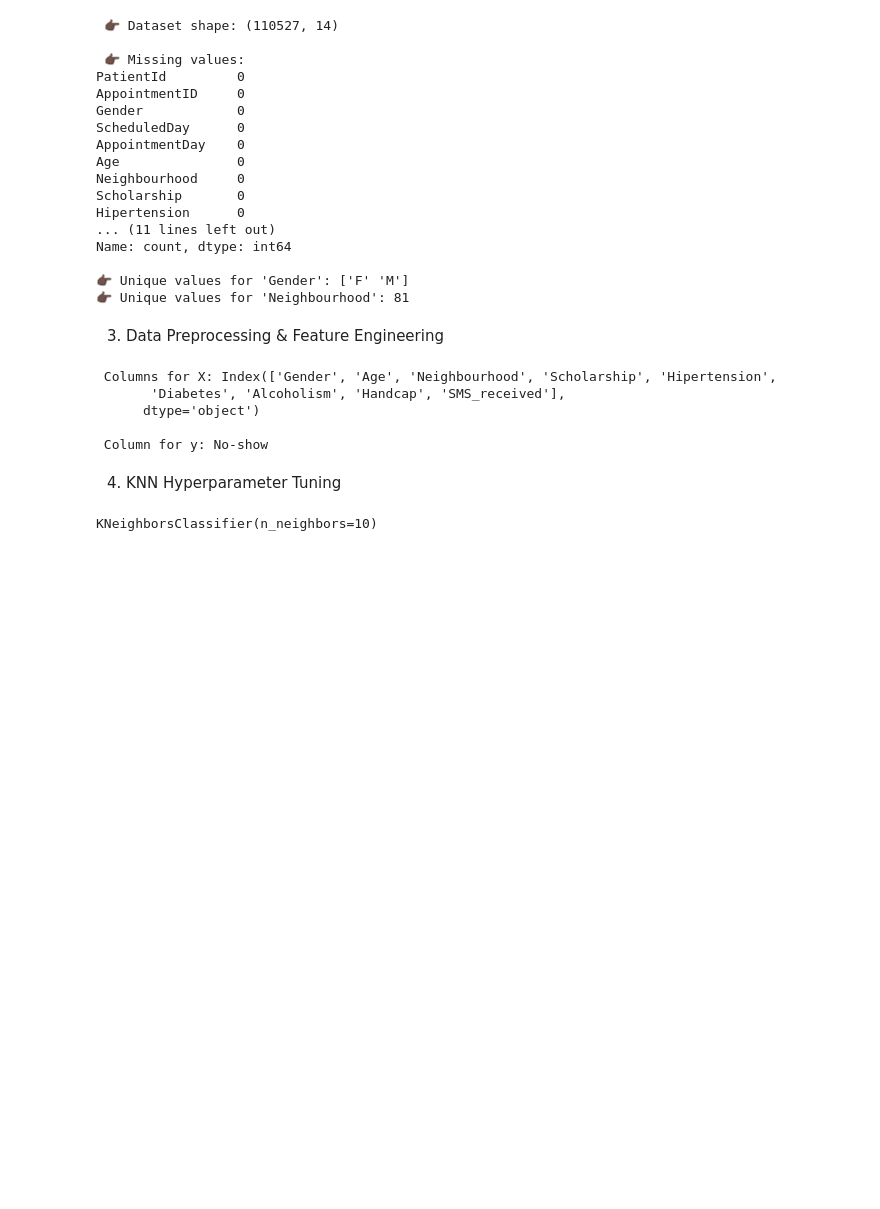
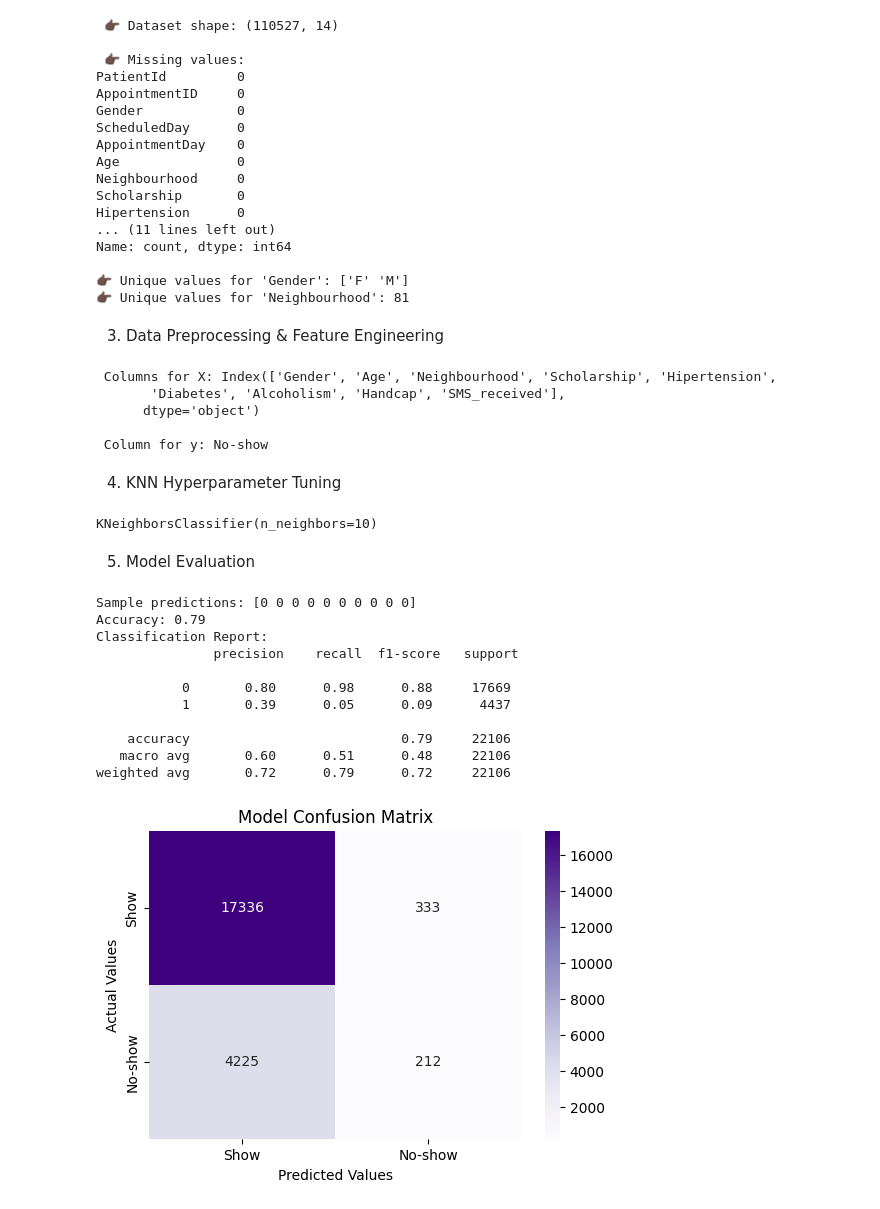
Before and after one commit to Alex-Njagi/machine-learning-code, a Jupyter notebook: medical_appointment_assignment.ipynb, the cells around one changed output. Drawn from its saved outputs; the diff is of its cells as text; code cells hidden in the pictures; blank space fills up the shorter version.

```diff
--- a/medical_appointment_assignment.ipynb
+++ b/medical_appointment_assignment.ipynb
@@ -123,3 +126,41 @@ model = KNeighborsClassifier(n_neighbors=best_k)    # Initialize the KNN model w
 model.fit(X_train, y_train)  # Full training set
 # %% [output]
 KNeighborsClassifier(n_neighbors=10)
+# %% [markdown]
+5. Model Evaluation
+# %%
+# Generate predictions
+y_pred = model.predict(X_test)
+
+# Sample predictions
+print(f"Sample predictions: {y_pred[:10]}") # Display the first 10 predictions
+
+# Accuracy
+print(f"Accuracy: {accuracy_score(y_test, y_pred):.2f}")
+
+# Classification report
+print("Classification Report:\n", classification_report(y_test, y_pred))
+
+# Confusion matrix
+cm = confusion_matrix(y_test, y_pred)
+
+# Plot confusion matrix as heatmap
+plt.figure(figsize=(6, 4))
+sns.heatmap(cm, annot = True, fmt = 'd', cmap = 'Purples', xticklabels = ['Show', 'No-show'], yticklabels = ['Show', 'No-show'])
+plt.title("Model Confusion Matrix")
+plt.xlabel("Predicted Values")
+plt.ylabel("Actual Values")
+plt.show()
+# %% [output]
+Sample predictions: [0 0 0 0 0 0 0 0 0 0]
+Accuracy: 0.79
+Classification Report:
+               precision    recall  f1-score   support
+
+           0       0.80      0.98      0.88     17669
+           1       0.39      0.05      0.09      4437
+
+    accuracy                           0.79     22106
+   macro avg       0.60      0.51      0.48     22106
+weighted avg       0.72      0.79      0.72     22106
+[figure, added]
```
Also changed, not shown: parts of 3 cells of this notebook.
